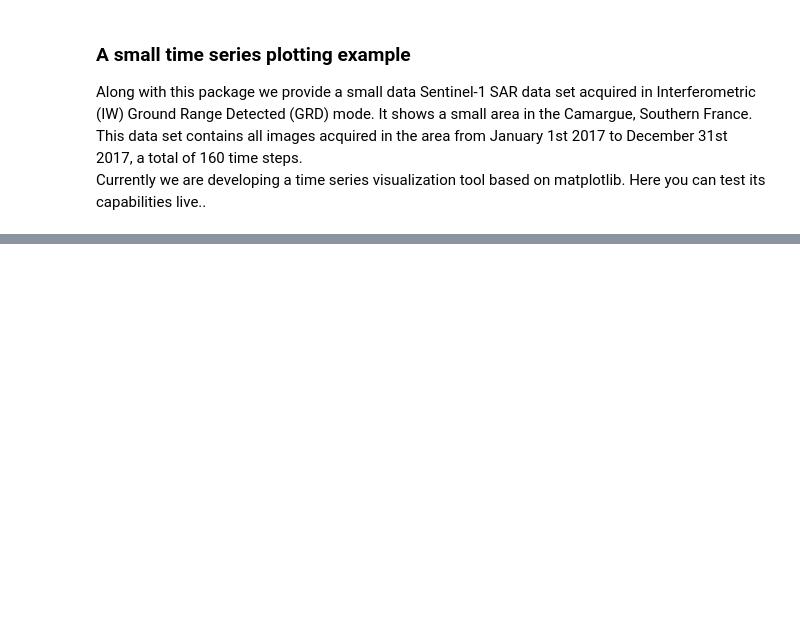
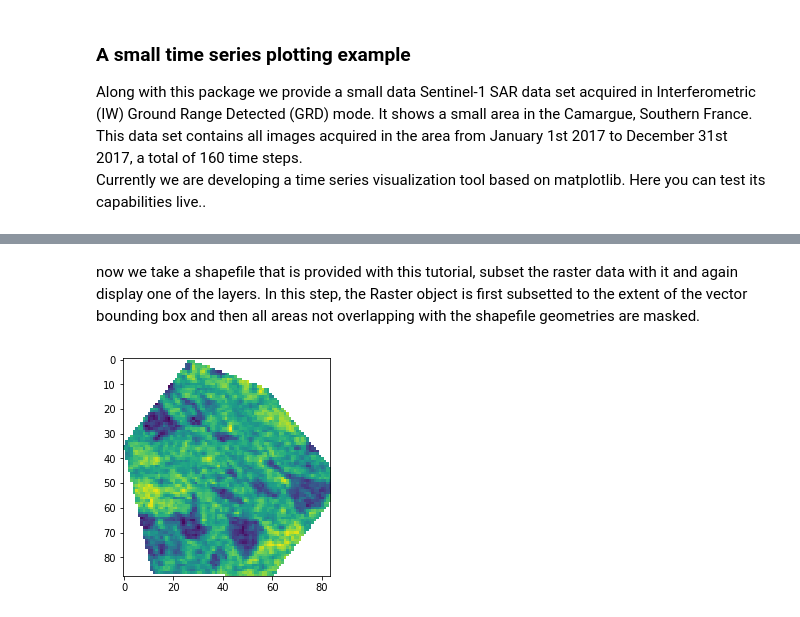
Before and after one commit to johntruckenbrodt/spatialist, a Jupyter notebook: spatialist_tutorial.ipynb, the cells around one changed output, grey strips where cells are left out. Drawn from its saved outputs; the diff is of its cells as text; code cells hidden in the pictures; blank space fills up the shorter version.

```diff
--- a/spatialist_tutorial.ipynb
+++ b/spatialist_tutorial.ipynb
@@ -28,0 +49,11 @@ HBox(children=(IntSlider(value=81, continuous_update=False, description='band',
+# %% [markdown]
+now we take a shapefile that is provided with this tutorial, subset the raster data with it and again display one of the layers. In this step, the Raster object is first subsetted to the extent of the vector bounding box and then all areas not overlapping with the shapefile geometries are masked.
+# %%
+shapefile = 'tutorial_data/subset.shp'
+with Raster(dataset) as ras:
+    with Vector(shapefile) as vec:
+        with ras[vec] as sub:
+            plt.imshow(sub.matrix(band=1))
+            plt.show()
+# %% [output]
+[figure, added]
```
Also changed, not shown: parts of 6 cells of this notebook.
